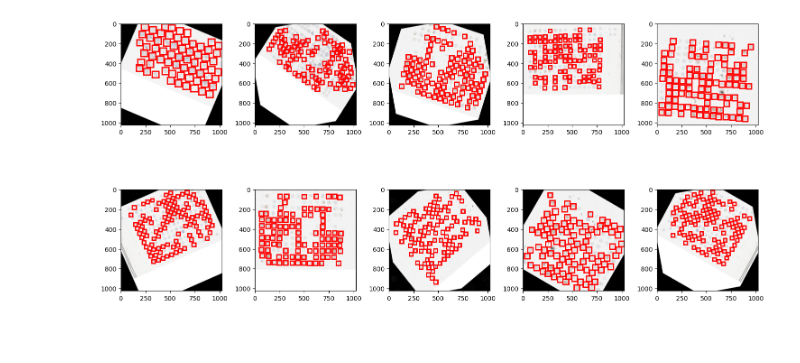
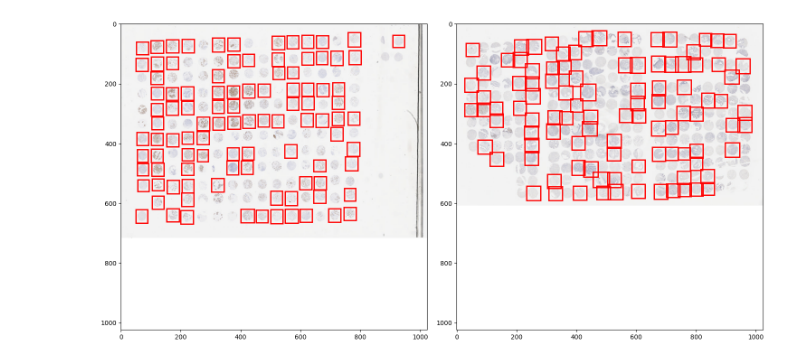
Before and after one commit to aaronge-2020/Microarray-Dearraying, a Jupyter notebook: pytorch_object_detection.ipynb, the cells around one changed output. Saved outputs shown, nothing was run; the diff lists cells and outputs as text; code cells hidden in the pictures; blank space fills up the shorter version.

Commit message:
Adjusting parameters for detection model

```diff
--- a/pytorch_object_detection.ipynb
+++ b/pytorch_object_detection.ipynb
@@ -258,22 +263,4 @@ KeyboardInterrupt:
 # %%
-model = get_model_instance_segmentation(num_classes=2)
-# Define the device
-device = torch.device('cuda') if torch.cuda.is_available() else torch.device('cpu')
-
-# Load the model checkpoint
-checkpoint_path = "./best_model.pth.tar"
-checkpoint = torch.load(checkpoint_path, map_location=device)
-
-# Load the saved weights into the model
-model.load_state_dict(checkpoint['model_state_dict'])
-
-# Move the model to the right device
-model.to(device)
-
-
-# Evaluate the model on the validation set
-results = test_model(model, data_loader_val, device)
-# Process results, e.g., calculate model accuracy
 
 import matplotlib.pyplot as plt
 import matplotlib.patches as patches
@@ -287,33 +274,33 @@ def visualize_predictions_in_grid(image_indices, dataset, predictions, confidenc
     fig, axes = plt.subplots(rows, cols, figsize=(15, 8))  # Adjust the figure size as needed
     axes = axes.ravel()  # Flatten the 2D array of axes
 
     for i, ax in zip(image_indices, axes):
         image, _ = dataset[i]  # Get an image from the dataset
         prediction = predictions[i]  # Get the corresponding prediction
 
         # Visualization code here, using ax as the subplot axis
         image = image.cpu().numpy().transpose(1, 2, 0)
         ax.imshow(image)
 
         # Filter out boxes below the confidence threshold
         above_threshold = prediction['scores'] > confidence_threshold
 
         for box, label, score in zip(prediction["boxes"][above_threshold], prediction["labels"][above_threshold], prediction["scores"][above_threshold]):
             box = box.cpu().numpy()
             x, y, xmax, ymax = box
             width, height = xmax - x, ymax - y
             rect = patches.Rectangle((x, y), width, height, linewidth=2, edgecolor='r', facecolor='none')
             ax.add_patch(rect)
 
     # Hide unused subplots
     for ax in axes[len(image_indices):]:
         ax.axis('off')
 
     plt.tight_layout()
     plt.show()
 
 # Example usage
-image_indices = range(10,20)  # The indices of images you want to plot
-visualize_predictions_in_grid(image_indices, dataset_val, results, confidence_threshold=0.75, grid_dims=(2, 5))
+image_indices = range(13,15)  # The indices of images you want to plot
+visualize_predictions_in_grid(image_indices, dataset_val, results, confidence_threshold=0.75, grid_dims=(1, 2))
 # %% [output]
-[figure, old version]
+[figure, new version]
```
Also changed, not shown: parts of 5 cells of this notebook, 2 other files.
